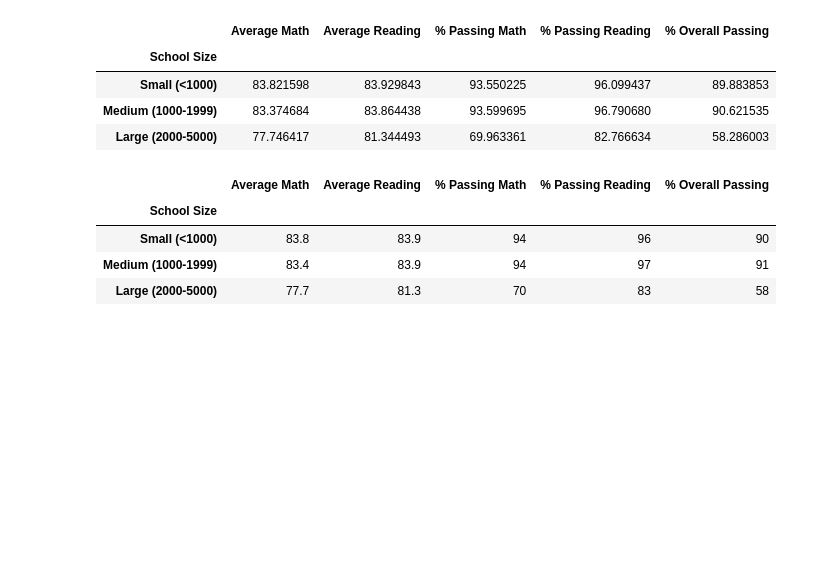
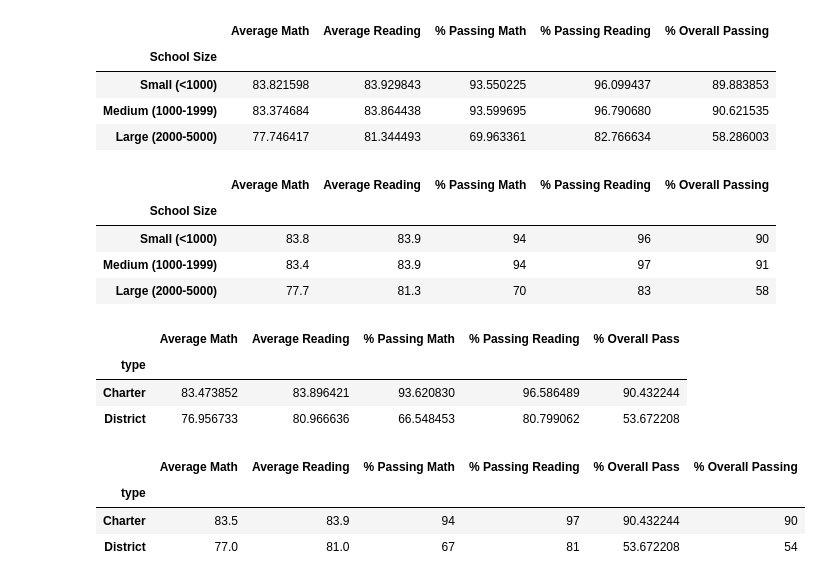
Before and after one commit to jnels4/School_District_Analysis, a Jupyter notebook: pyCitySchools.ipynb, the cells around one changed output. Cells and saved outputs as stored; diff of their text form; code cells hidden in the pictures; blank space fills up the shorter version.

Commit message:
Added aggregate stats for school type charter vs district

```diff
--- a/pyCitySchools.ipynb
+++ b/pyCitySchools.ipynb
@@ -1127,3 +1127,38 @@ schoolPopulationSummary
 | Small (<1000) | 83.8 | 83.9 | 94 | 96 | 90 |
 | Medium (1000-1999) | 83.4 | 83.9 | 94 | 97 | 91 |
 | Large (2000-5000) | 77.7 | 81.3 | 70 | 83 | 58 |
+# %%
+#Create series for average values by school type
+schoolTypeMathScores = perSchoolTypeDf.groupby(['type']).mean()['Average Math']
+schoolTypeReadingScores = perSchoolTypeDf.groupby(['type']).mean()['Average Reading']
+schoolTypeMathPass = perSchoolTypeDf.groupby(['type']).mean()['% Passing Math']
+schoolTypeReadingPass = perSchoolTypeDf.groupby(['type']).mean()['% Passing Reading']
+schoolTypeOverallPass = perSchoolTypeDf.groupby(['type']).mean()['% Overall Passing']
+# %%
+#Create df to store all type values
+perSchoolTypeSummary = pd.DataFrame({
+    'Average Math': schoolTypeMathScores,
+    'Average Reading': schoolTypeReadingScores,
+    '% Passing Math': schoolTypeMathPass,
+    '% Passing Reading': schoolTypeReadingPass,
+    '% Overall Passing': schoolTypeOverallPass
+})
+perSchoolTypeSummary
+# %% [output]
+|  | Average Math | Average Reading | % Passing Math | % Passing Reading | % Overall Pass |
+| type |  |  |  |  |  |
+| Charter | 83.473852 | 83.896421 | 93.620830 | 96.586489 | 90.432244 |
+| District | 76.956733 | 80.966636 | 66.548453 | 80.799062 | 53.672208 |
+# %%
+perSchoolTypeSummary['Average Math'] = perSchoolTypeSummary['Average Math'].map("{:.1f}".format)
+perSchoolTypeSummary['Average Reading'] = perSchoolTypeSummary['Average Reading'].map("{:.1f}".format)
+perSchoolTypeSummary['% Passing Math'] = perSchoolTypeSummary['% Passing Math'].map("{:.0f}".format)
+perSchoolTypeSummary['% Passing Reading'] = perSchoolTypeSummary['% Passing Reading'].map("{:.0f}".format)
+perSchoolTypeSummary['% Overall Passing'] = perSchoolTypeSummary['% Overall Passing'].map("{:.0f}".format)
+
+perSchoolTypeSummary
+# %% [output]
+|  | Average Math | Average Reading | % Passing Math | % Passing Reading | % Overall Pass | % Overall Passing |
+| type |  |  |  |  |  |  |
+| Charter | 83.5 | 83.9 | 94 | 97 | 90.432244 | 90 |
+| District | 77.0 | 81.0 | 67 | 81 | 53.672208 | 54 |
```
